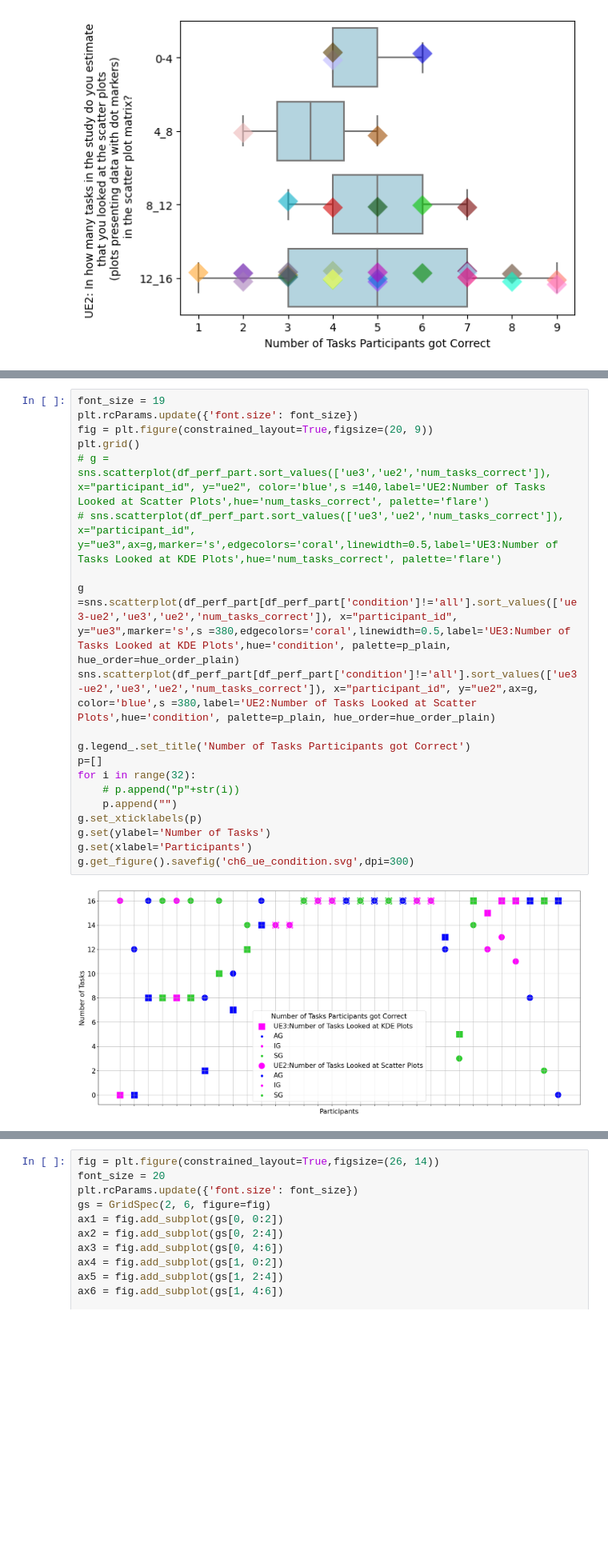
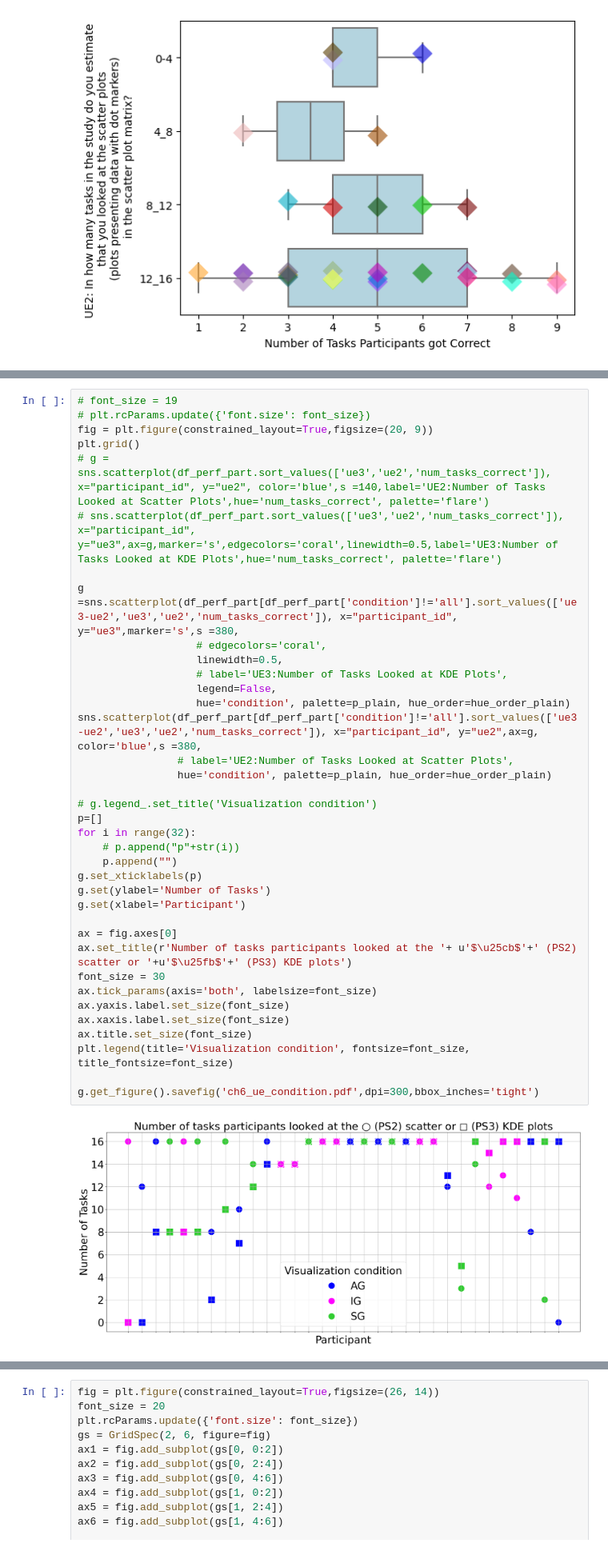
Before and after one commit to evdoxiataka/simulated_interventions_study_analysis, a Jupyter notebook: descriptive_stats.ipynb, the cells around one changed output, grey strips where cells are left out. Shown at 80% size. Drawn from its saved outputs; the diff is of its cells as text; blank space fills up the shorter version.

```diff
--- a/descriptive_stats.ipynb
+++ b/descriptive_stats.ipynb
@@ -578,25 +604,42 @@ g.get_figure().savefig('ch6_ue_perf.svg',dpi=300)
 # %%
-font_size = 19
-plt.rcParams.update({'font.size': font_size})
+# font_size = 19
+# plt.rcParams.update({'font.size': font_size})
 fig = plt.figure(constrained_layout=True,figsize=(20, 9))
 plt.grid()
 # g = sns.scatterplot(df_perf_part.sort_values(['ue3','ue2','num_tasks_correct']), x="participant_id", y="ue2", color='blue',s =140,label='UE2:Number of Tasks Looked at Scatter Plots',hue='num_tasks_correct', palette='flare')
 # sns.scatterplot(df_perf_part.sort_values(['ue3','ue2','num_tasks_correct']), x="participant_id", y="ue3",ax=g,marker='s',edgecolors='coral',linewidth=0.5,label='UE3:Number of Tasks Looked at KDE Plots',hue='num_tasks_correct', palette='flare')
 
-g =sns.scatterplot(df_perf_part[df_perf_part['condition']!='all'].sort_values(['ue3-ue2','ue3','ue2','num_tasks_correct']), x="participant_id", y="ue3",marker='s',s =380,edgecolors='coral',linewidth=0.5,label='UE3:Number of Tasks Looked at KDE Plots',hue='condition', palette=p_plain, hue_order=hue_order_plain)
-sns.scatterplot(df_perf_part[df_perf_part['condition']!='all'].sort_values(['ue3-ue2','ue3','ue2','num_tasks_correct']), x="participant_id", y="ue2",ax=g, color='blue',s =380,label='UE2:Number of Tasks Looked at Scatter Plots',hue='condition', palette=p_plain, hue_order=hue_order_plain)
+g =sns.scatterplot(df_perf_part[df_perf_part['condition']!='all'].sort_values(['ue3-ue2','ue3','ue2','num_tasks_correct']), x="participant_id", y="ue3",marker='s',s =380,
+                   # edgecolors='coral',
+                   linewidth=0.5,
+                   # label='UE3:Number of Tasks Looked at KDE Plots',
+                   legend=False,
+                   hue='condition', palette=p_plain, hue_order=hue_order_plain)
+sns.scatterplot(df_perf_part[df_perf_part['condition']!='all'].sort_values(['ue3-ue2','ue3','ue2','num_tasks_correct']), x="participant_id", y="ue2",ax=g, color='blue',s =380,
+                # label='UE2:Number of Tasks Looked at Scatter Plots',
+                hue='condition', palette=p_plain, hue_order=hue_order_plain)
 
-g.legend_.set_title('Number of Tasks Participants got Correct')
+# g.legend_.set_title('Visualization condition')
 p=[]
 for i in range(32):
     # p.append("p"+str(i))
     p.append("")
 g.set_xticklabels(p)
 g.set(ylabel='Number of Tasks')
-g.set(xlabel='Participants')
-g.get_figure().savefig('ch6_ue_condition.svg',dpi=300)
+g.set(xlabel='Participant')
+
+ax = fig.axes[0]
+ax.set_title(r'Number of tasks participants looked at the '+ u'$\u25cb$'+' (PS2) scatter or '+u'$\u25fb$'+' (PS3) KDE plots')
+font_size = 30
+ax.tick_params(axis='both', labelsize=font_size)
+ax.yaxis.label.set_size(font_size)
+ax.xaxis.label.set_size(font_size)
+ax.title.set_size(font_size)
+plt.legend(title='Visualization condition', fontsize=font_size, title_fontsize=font_size)
+
+g.get_figure().savefig('ch6_ue_condition.pdf',dpi=300,bbox_inches='tight')
 # %% [output]
-[figure, old version]
+[figure, new version]
 # %%
 fig = plt.figure(constrained_layout=True,figsize=(18, 5))
 plt.grid()
```
Also changed, not shown: parts of 7 cells of this notebook, 3 other files.
